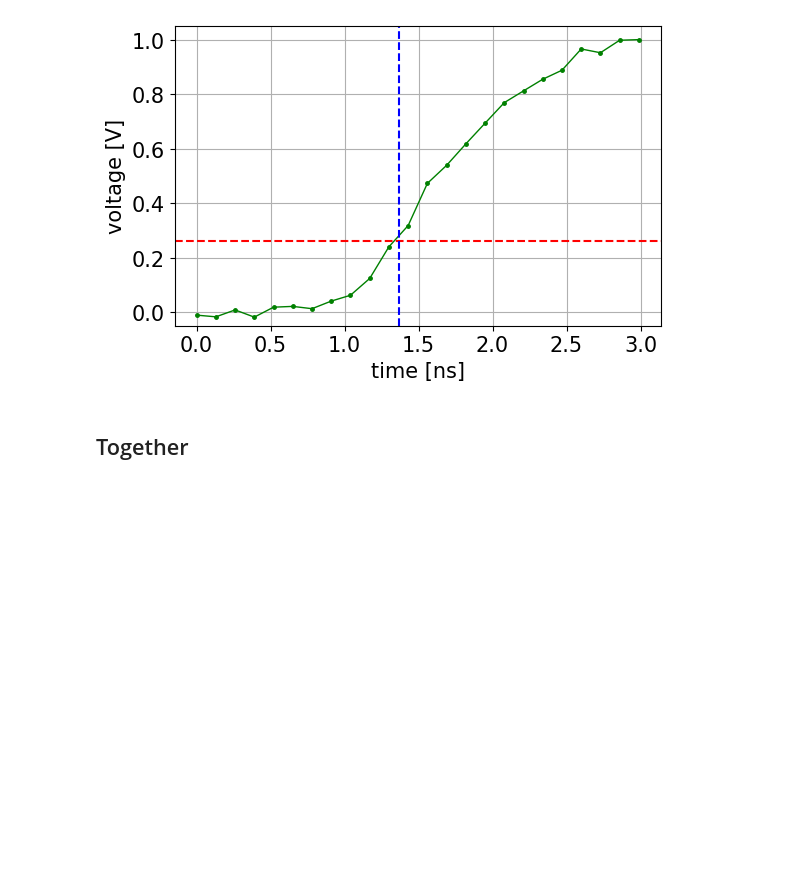
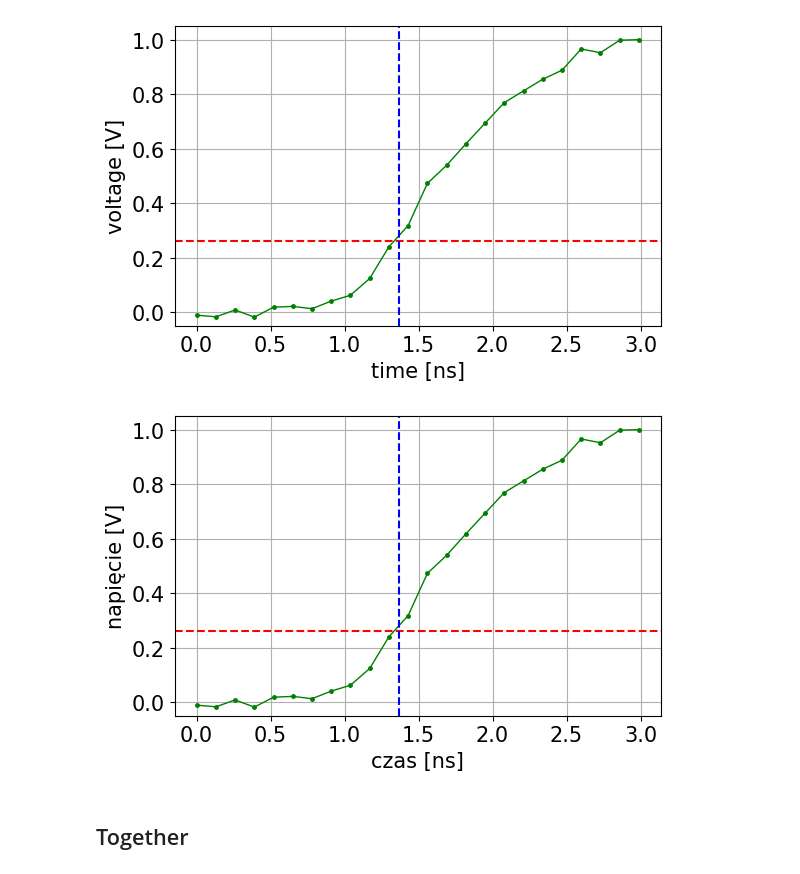
Before and after one commit to MatiXOfficial/pps-timing-ml, a Jupyter notebook: notebooks/analysis/cfd_visualisation.ipynb, the cells around one changed output. Cells and saved outputs as stored; diff of their text form; code cells hidden in the pictures; blank space fills up the shorter version.

Commit message:
Polish plots - CFD visu

```diff
--- a/notebooks/analysis/cfd_visualisation.ipynb
+++ b/notebooks/analysis/cfd_visualisation.ipynb
@@ -22,15 +22,15 @@ N_BASELINE = 6
 # %%
 x_time = np.arange(0, 24 / 7.695, 1 / 7.695)
 
-def show_waveform(waveform, init=True, legend=False, font_size=9, **kwargs):
+def show_waveform(waveform, init=True, legend=False, font_size=9, xlabel='time [ns]', ylabel='voltage [V]', **kwargs):
     if init:
         plt.figure(figsize=(6, 4))
         plt.rc('font', size=font_size)
     plt.plot(x_time, waveform, marker='.', linewidth=1, markersize=5, **kwargs)
     if init:
         plt.ylim(-0.05, 1.05)
-        plt.xlabel('time [ns]')
-        plt.ylabel('voltage [V]')
+        plt.xlabel(xlabel)
+        plt.ylabel(ylabel)
         plt.grid()
     if legend:
         plt.legend()
@@ -95,6 +95,17 @@ save_plt(IMAGES_DIR + 'cfd_threshold.pdf')
 plt.show()
 # %% [output]
 [figure]
+# %%
+show_waveform(waveform_norm, c='green', font_size=15, xlabel='czas [ns]', ylabel='napięcie [V]')
+
+plt.axhline(0.26, c='red', linestyle='--')
+plt.axvline(1.365, c='blue', linestyle='--')
+
+plt.tight_layout()
+save_plt(IMAGES_DIR + 'cfd_threshold_pl.pdf')
+plt.show()
+# %% [output]
+[figure, added]
 # %% [markdown]
 ## Together
 # %%
```
Also changed, not shown: parts of 1 cell of this notebook.
